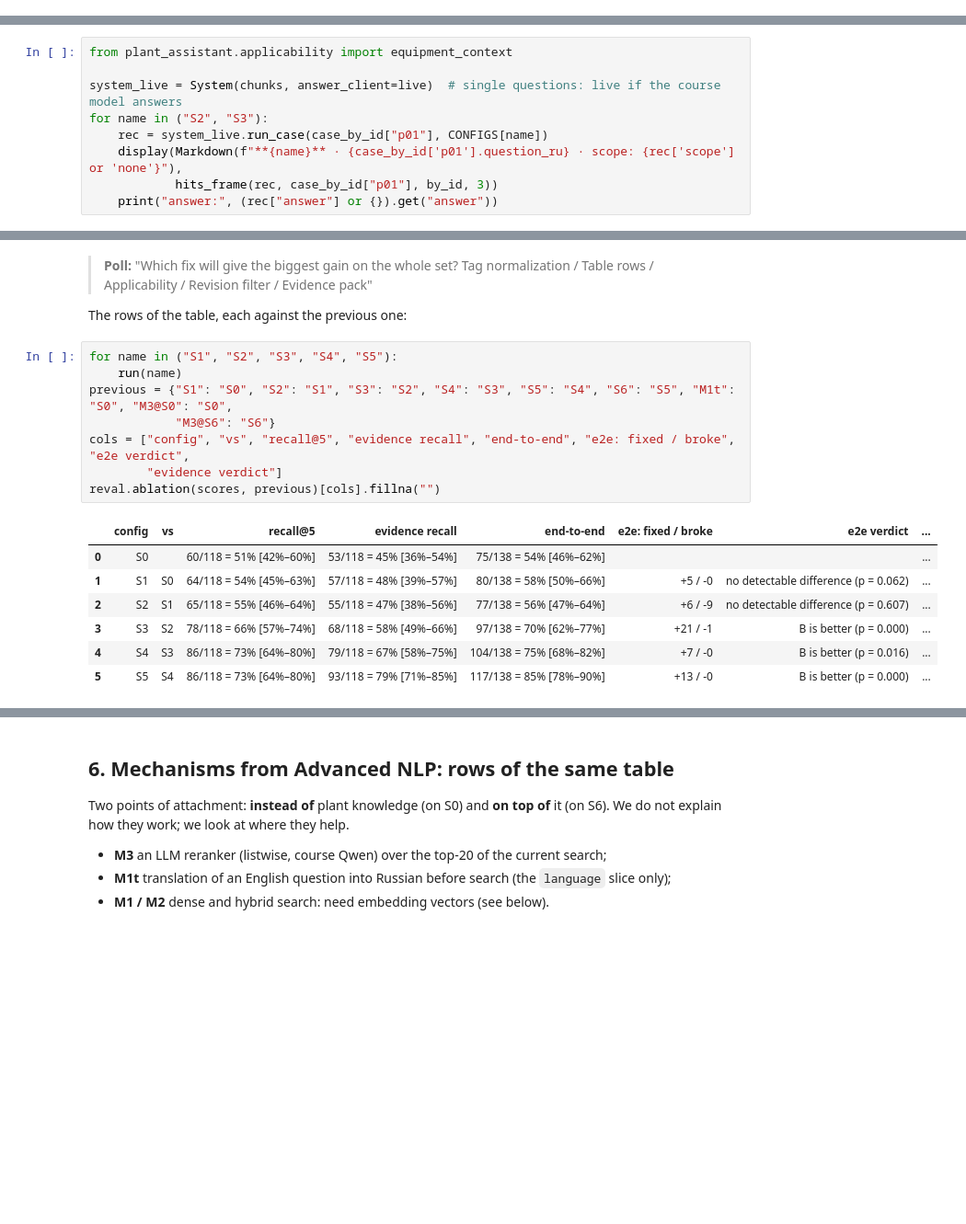
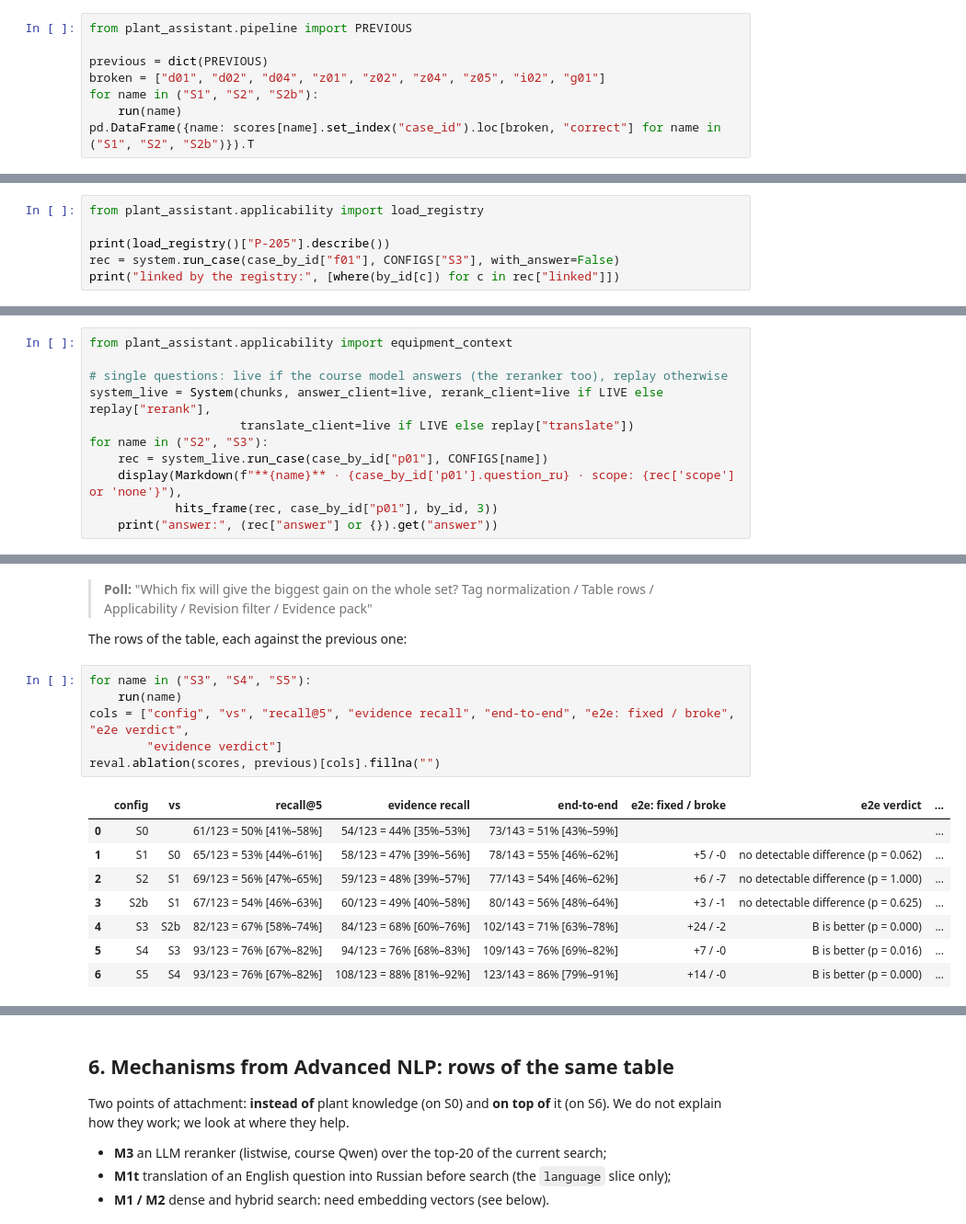
Before and after one commit to Industrial-AI-Research-Lab/course-ml-for-industry-data, a Jupyter notebook: practice-04-rag/reference/practice_04_executed.ipynb, the cells around one changed output, grey strips where cells are left out. Shown at 92% size. Drawn from its saved outputs; the diff is of its cells as text; blank space fills up the shorter version.

```diff
--- a/practice-04-rag/reference/practice_04_executed.ipynb
+++ b/practice-04-rag/reference/practice_04_executed.ipynb
@@ -444,0 +452,8 @@ for name in ("S1", "S2"):
+# %%
+from plant_assistant.pipeline import PREVIOUS
+
+previous = dict(PREVIOUS)
+broken = ["d01", "d02", "d04", "z01", "z02", "z04", "z05", "i02", "g01"]
+for name in ("S1", "S2", "S2b"):
+    run(name)
+pd.DataFrame({name: scores[name].set_index("case_id").loc[broken, "correct"] for name in ("S1", "S2", "S2b")}).T
@@ -448,0 +471,6 @@ station No. 3, so R-14 applies, not R-12.
+# %%
+from plant_assistant.applicability import load_registry
+
+print(load_registry()["P-205"].describe())
+rec = system.run_case(case_by_id["f01"], CONFIGS["S3"], with_answer=False)
+print("linked by the registry:", [where(by_id[c]) for c in rec["linked"]])
@@ -449,7 +480,9 @@ station No. 3, so R-14 applies, not R-12.
 # %%
 from plant_assistant.applicability import equipment_context
 
-system_live = System(chunks, answer_client=live)  # single questions: live if the course model answers
+# single questions: live if the course model answers (the reranker too), replay otherwise
+system_live = System(chunks, answer_client=live, rerank_client=live if LIVE else replay["rerank"],
+                     translate_client=live if LIVE else replay["translate"])
 for name in ("S2", "S3"):
     rec = system_live.run_case(case_by_id["p01"], CONFIGS[name])
     display(Markdown(f"**{name}** · {case_by_id['p01'].question_ru} · scope: {rec['scope'] or 'none'}"),
@@ -541,21 +570,20 @@ S5: 33 chunks, 1285 tokens; gold in the context: ['action', 'answer', 'support']
 
 The rows of the table, each against the previous one:
 # %%
-for name in ("S1", "S2", "S3", "S4", "S5"):
+for name in ("S3", "S4", "S5"):
     run(name)
-previous = {"S1": "S0", "S2": "S1", "S3": "S2", "S4": "S3", "S5": "S4", "S6": "S5", "M1t": "S0", "M3@S0": "S0",
-            "M3@S6": "S6"}
 cols = ["config", "vs", "recall@5", "evidence recall", "end-to-end", "e2e: fixed / broke", "e2e verdict",
         "evidence verdict"]
 reval.ablation(scores, previous)[cols].fillna("")
 # %% [output]
 |  | config | vs | recall@5 | evidence recall | end-to-end | e2e: fixed / broke | e2e verdict | ... |
-| 0 | S0 |  | 60/118 = 51% [42%–60%] | 53/118 = 45% [36%–54%] | 75/138 = 54% [46%–62%] |  |  | ... |
-| 1 | S1 | S0 | 64/118 = 54% [45%–63%] | 57/118 = 48% [39%–57%] | 80/138 = 58% [50%–66%] | +5 / -0 | no detectable difference (p = 0.062) | ... |
-| 2 | S2 | S1 | 65/118 = 55% [46%–64%] | 55/118 = 47% [38%–56%] | 77/138 = 56% [47%–64%] | +6 / -9 | no detectable difference (p = 0.607) | ... |
-| 3 | S3 | S2 | 78/118 = 66% [57%–74%] | 68/118 = 58% [49%–66%] | 97/138 = 70% [62%–77%] | +21 / -1 | B is better (p = 0.000) | ... |
-| 4 | S4 | S3 | 86/118 = 73% [64%–80%] | 79/118 = 67% [58%–75%] | 104/138 = 75% [68%–82%] | +7 / -0 | B is better (p = 0.016) | ... |
-| 5 | S5 | S4 | 86/118 = 73% [64%–80%] | 93/118 = 79% [71%–85%] | 117/138 = 85% [78%–90%] | +13 / -0 | B is better (p = 0.000) | ... |
+| 0 | S0 |  | 61/123 = 50% [41%–58%] | 54/123 = 44% [35%–53%] | 73/143 = 51% [43%–59%] |  |  | ... |
+| 1 | S1 | S0 | 65/123 = 53% [44%–61%] | 58/123 = 47% [39%–56%] | 78/143 = 55% [46%–62%] | +5 / -0 | no detectable difference (p = 0.062) | ... |
+| 2 | S2 | S1 | 69/123 = 56% [47%–65%] | 59/123 = 48% [39%–57%] | 77/143 = 54% [46%–62%] | +6 / -7 | no detectable difference (p = 1.000) | ... |
+| 3 | S2b | S1 | 67/123 = 54% [46%–63%] | 60/123 = 49% [40%–58%] | 80/143 = 56% [48%–64%] | +3 / -1 | no detectable difference (p = 0.625) | ... |
+| 4 | S3 | S2b | 82/123 = 67% [58%–74%] | 84/123 = 68% [60%–76%] | 102/143 = 71% [63%–78%] | +24 / -2 | B is better (p = 0.000) | ... |
+| 5 | S4 | S3 | 93/123 = 76% [67%–82%] | 94/123 = 76% [68%–83%] | 109/143 = 76% [69%–82%] | +7 / -0 | B is better (p = 0.016) | ... |
+| 6 | S5 | S4 | 93/123 = 76% [67%–82%] | 108/123 = 88% [81%–92%] | 123/143 = 86% [79%–91%] | +14 / -0 | B is better (p = 0.000) | ... |
 # %%
 display(Markdown("**End-to-end by slice** (counts)"))
 reval.by_slice(scores, "correct")
```
Also changed, not shown: parts of 43 cells of this notebook, 49 other files.
